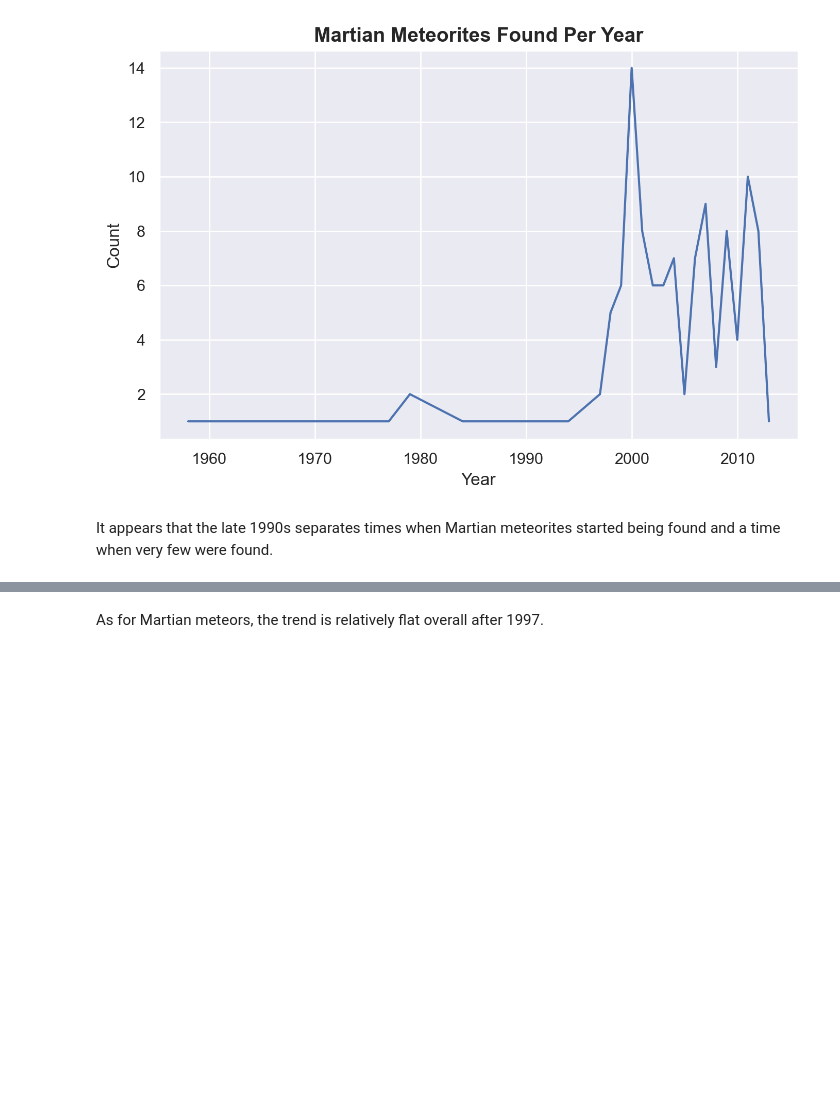
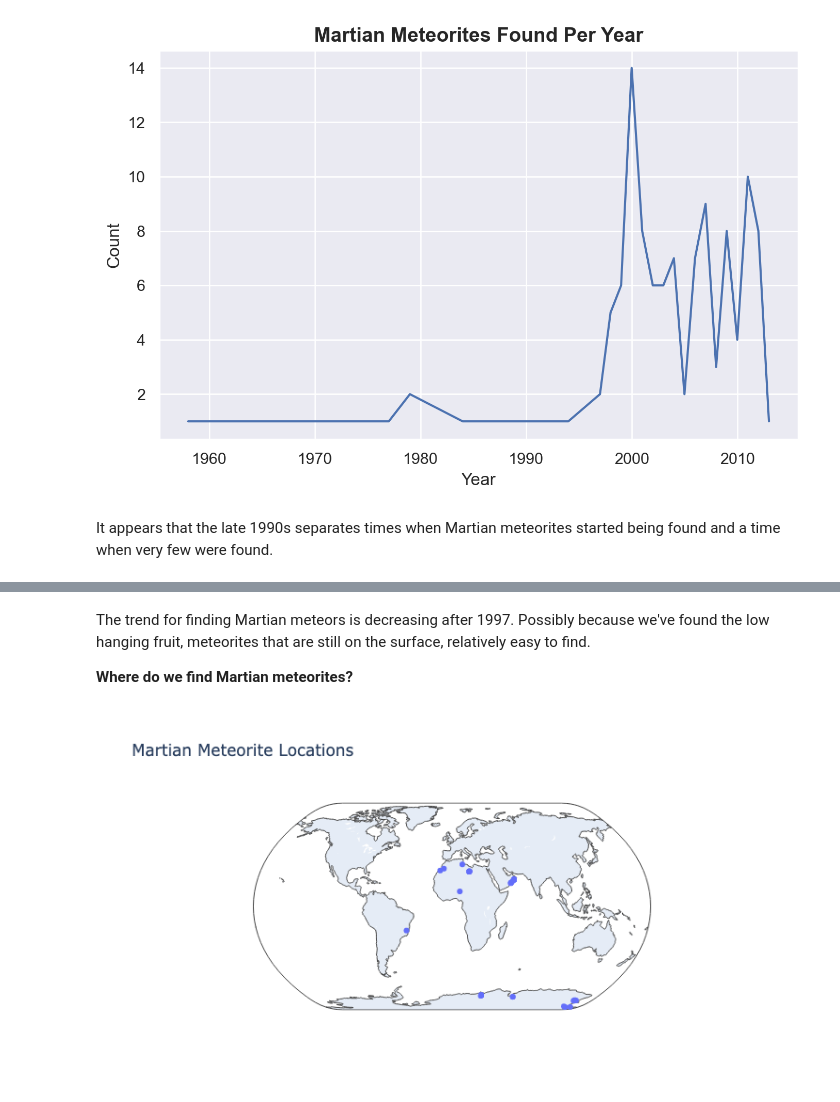
Before and after one commit to johnaboucha/data-science, a Jupyter notebook: projects/01.Meteorite.Landings/Meteorite Landings.ipynb, the cells around one changed output, grey strips where cells are left out. Saved outputs shown, nothing was run; the diff lists cells and outputs as text; code cells hidden in the pictures; blank space fills up the shorter version.

```diff
--- a/projects/01.Meteorite.Landings/Meteorite Landings.ipynb
+++ b/projects/01.Meteorite.Landings/Meteorite Landings.ipynb
@@ -253,4 +266,4 @@ Very few meteorites were recorded before the Space Age. So let's redo plot with
 # %%
-by_year = meteors[meteors['year'] >= 1950]['year'].value_counts()
+meteors = meteors[meteors['year'] >= 1950]
 # %%
 plt.figure(figsize=(8,5), dpi=200)
@@ -347,2 +360,15 @@ plt.show()
 # %% [markdown]
-As for Martian meteors, the trend is relatively flat overall after 1997.
+The trend for finding Martian meteors is decreasing after 1997. Possibly because we've found the low hanging fruit, meteorites that are still on the surface, relatively easy to find.
+
+**Where do we find Martian meteorites?**
+# %%
+fig = px.scatter_geo(data_frame=martian,
+               lat='reclat',
+               lon='reclong',
+               title='Martian Meteorite Locations',
+               hover_name='name',
+               projection='natural earth',
+               width=800, height=400)
+fig.show()
+# %% [output]
+[figure, added]
```
Also changed, not shown: parts of 13 cells of this notebook, 3 other files.
